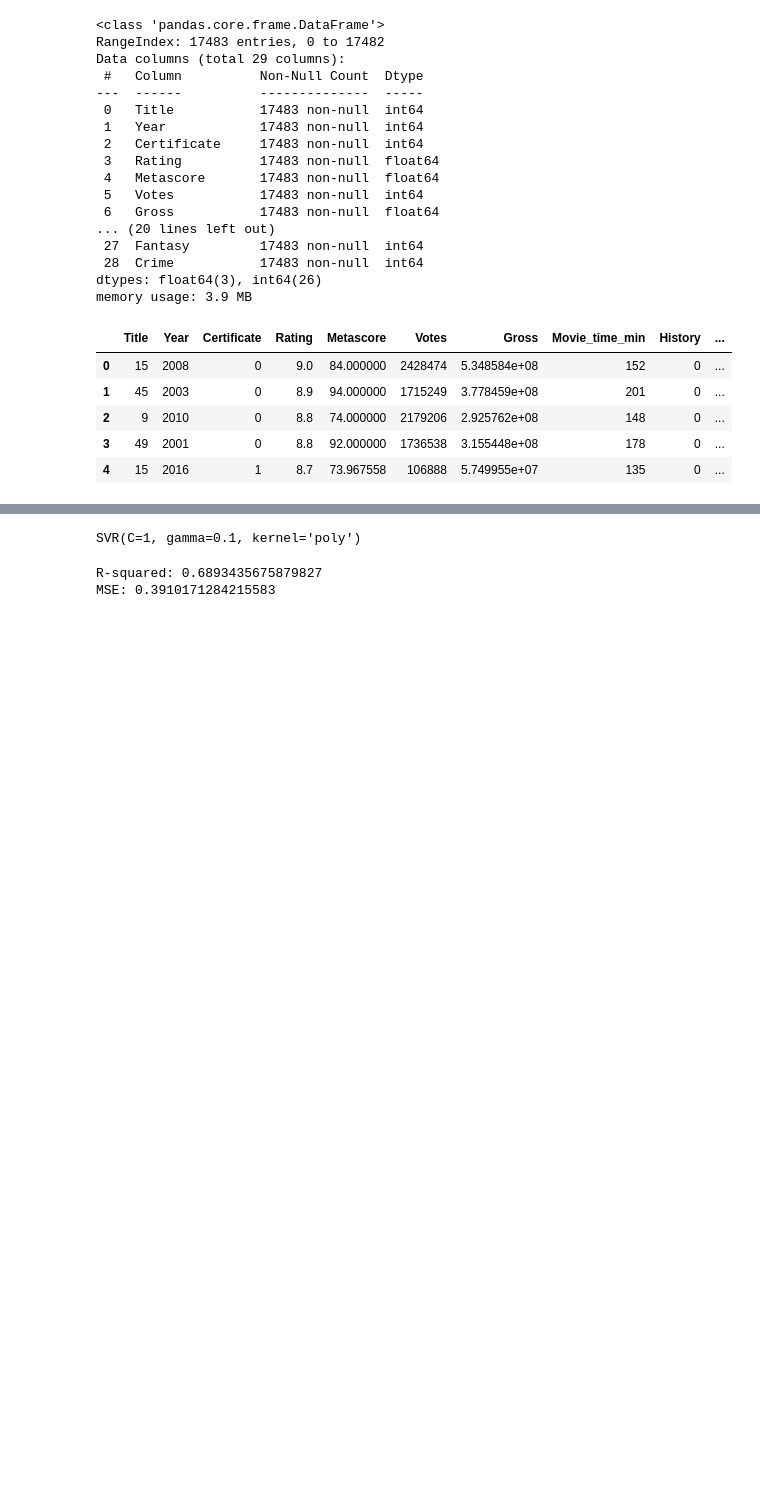
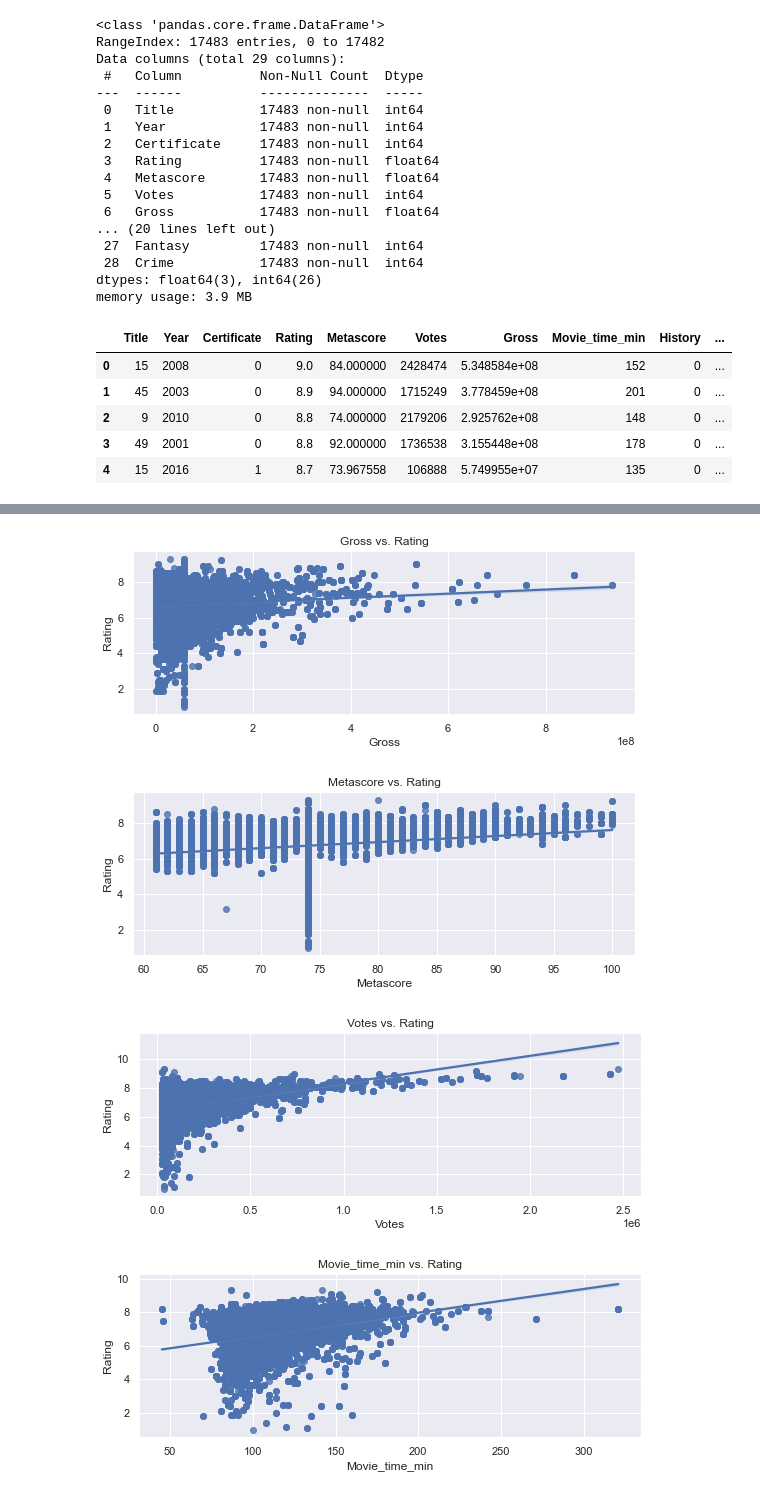
Before and after one commit to amoroma-bb/IMDb-Scrap-EDA, a Jupyter notebook: IMDb ML.ipynb, the cells around one changed output, grey strips where cells are left out. Drawn from its saved outputs; the diff is of its cells as text; code cells hidden in the pictures; blank space fills up the shorter version.

```diff
--- a/IMDb ML.ipynb
+++ b/IMDb ML.ipynb
@@ -438,6 +79,0 @@ Testing RMSE: 0.32
-# %%
-poly = svm.SVR(kernel='poly', C = 1, gamma = 0.1)
-
-poly.fit(X_train,y_train)
-# %% [output]
-SVR(C=1, gamma=0.1, kernel='poly')
@@ -446,7 +79,0 @@ pred = poly.predict(X_test)
-# %%
-score = poly.score(X_train,y_train)
-print('R-squared:', score)
-print('MSE:', metrics.mean_squared_error(y_test, pred))
-# %% [output]
-R-squared: 0.6893435675879827
-MSE: 0.3910171284215583
@@ -454,0 +80,17 @@ ploy2 = svm.SVR(kernel='poly', C = 1, gamma = )
+# %%
+def regplot(variable):
+    plt.figure(figsize=(9,3))
+    sns.regplot(x=variable, y='Rating', data= data,color='b')
+    plt.title(variable + ' vs. Rating')
+    plt.xlabel(variable)
+    plt.ylabel('Rating')
+    plt.show()
+# %%
+regplot_list = ['Gross', 'Metascore', 'Votes', 'Movie_time_min']
+for i in regplot_list:
+    regplot(i)
+# %% [output]
+[figure, added]
+[figure, added]
+[figure, added]
+[figure, added]
```
Also changed, not shown: parts of 46 cells of this notebook, 1 other file.
